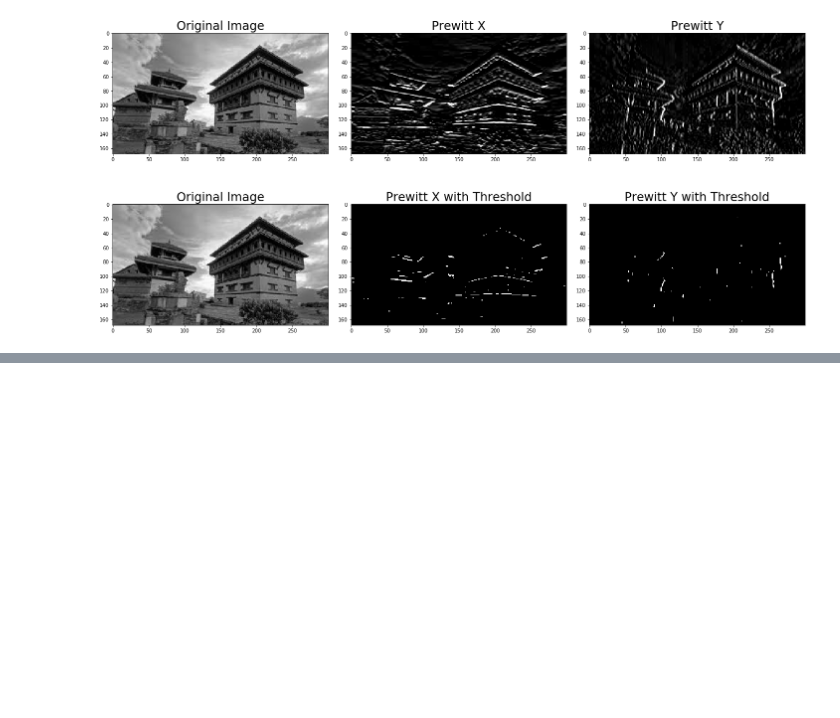
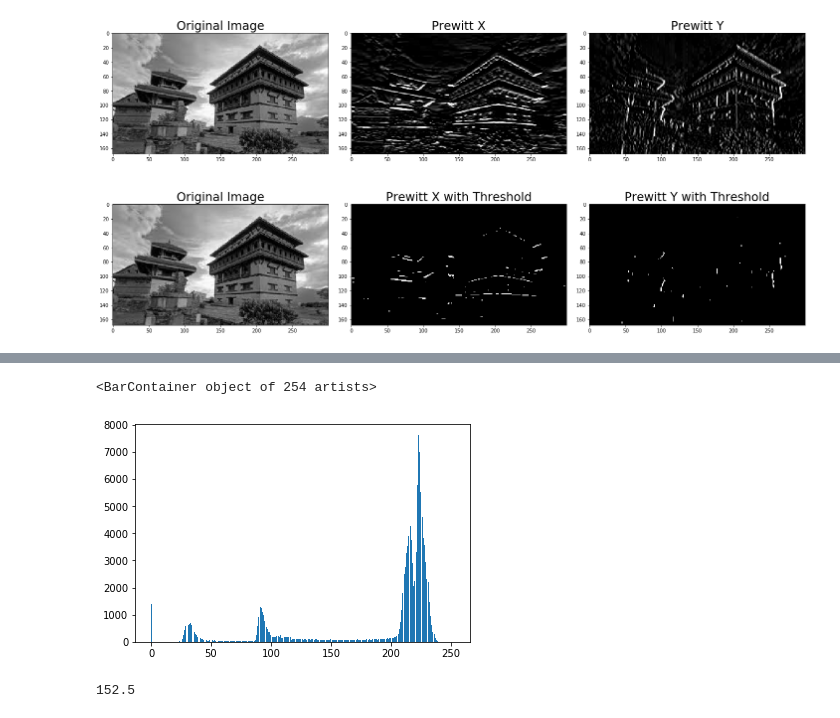
Before and after one commit to theonlyNischal/Image-Processing-and-Pattern-Recognition-Lab, a Jupyter notebook: Image Segmentation.ipynb, the cells around one changed output, grey strips where cells are left out. Drawn from its saved outputs; the diff is of its cells as text; code cells hidden in the pictures; blank space fills up the shorter version.

```diff
--- a/Image Segmentation.ipynb
+++ b/Image Segmentation.ipynb
@@ -273,0 +328,7 @@ fig.tight_layout(w_pad=2)
+# %%
+hist, edges = np.histogram(card_gray, bins=range(255))
+# %%
+plt.bar(edges[:-1], hist, width=0.8)
+# %% [output]
+<BarContainer object of 254 artists>
+[figure, added]
@@ -273,0 +350,4 @@ fig.tight_layout(w_pad=2)
+# %%
+globalThreshold(card_gray)
+# %% [output]
+152.5
```
Also changed, not shown: parts of 7 cells of this notebook, 13 other files.
